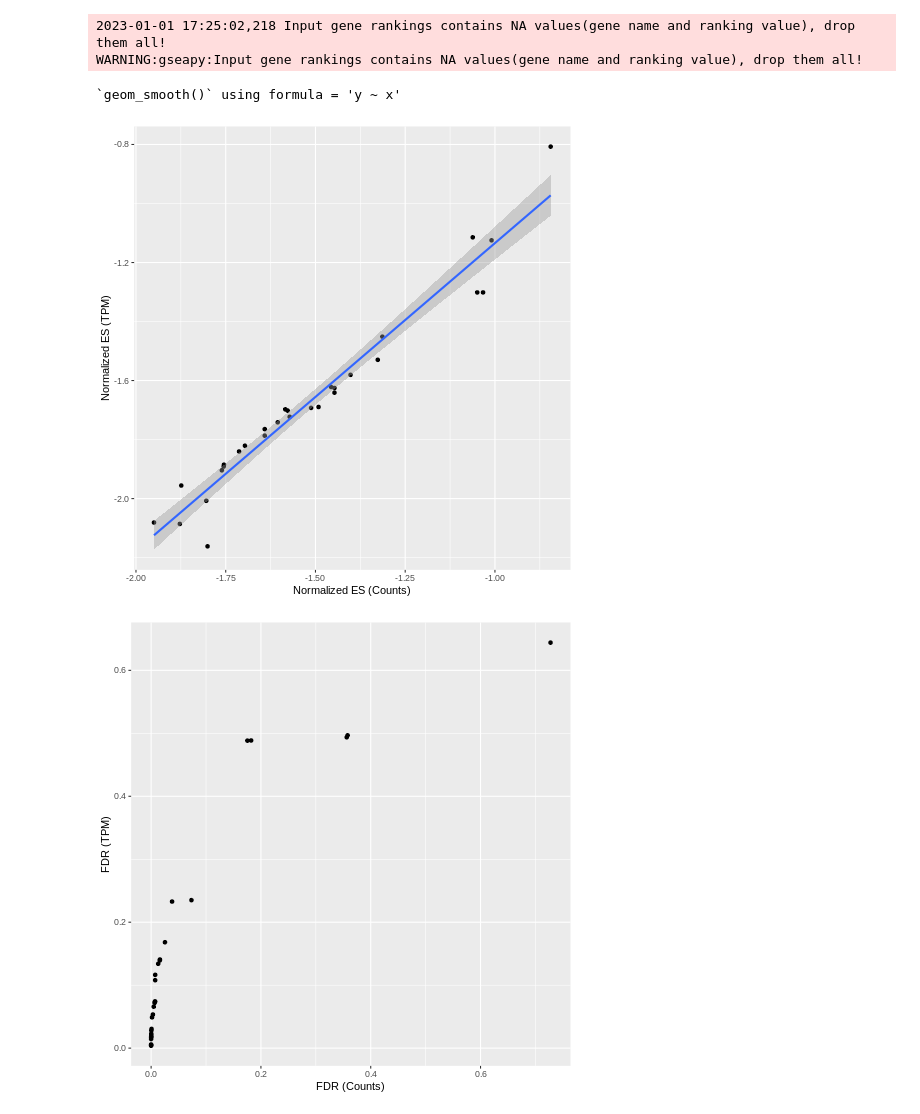
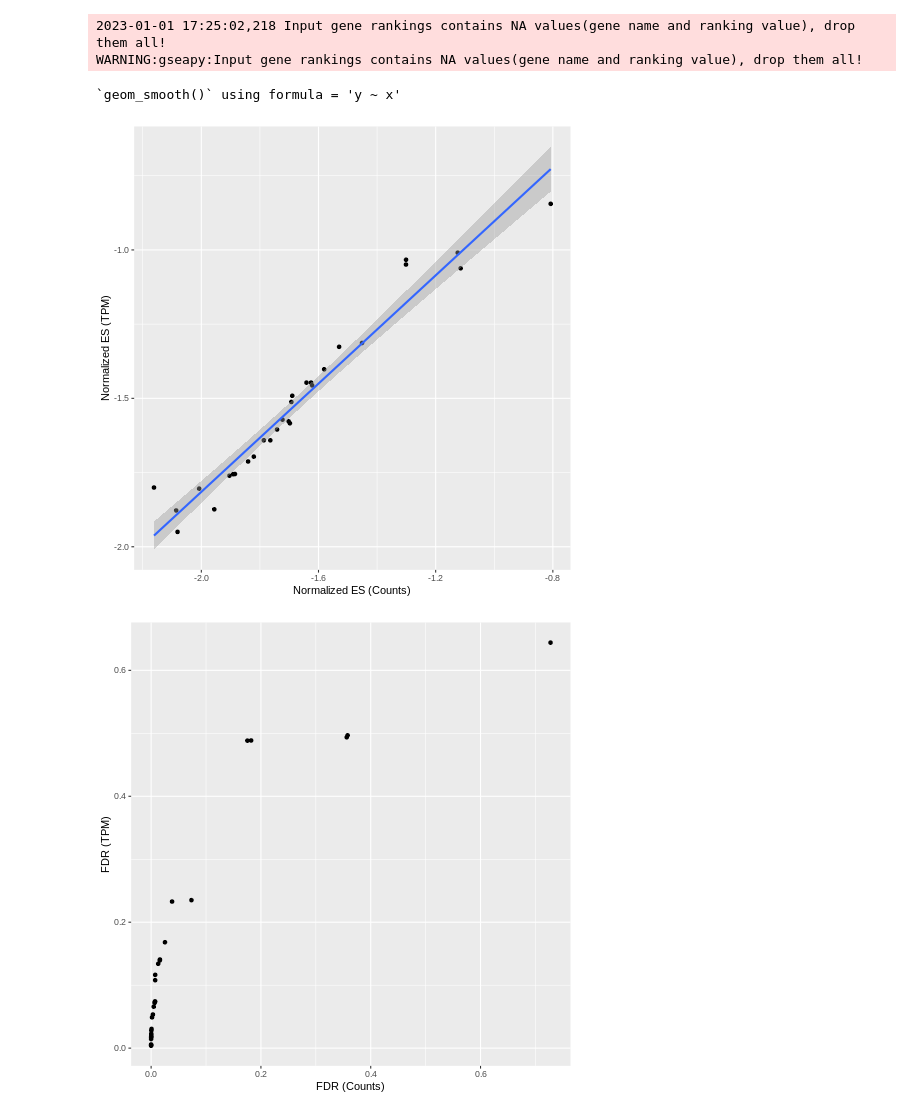
Before and after one commit to nsyzrantsev/transcriptome_data_analysis, a Jupyter notebook: homework_05/05_Homework.ipynb, the cells around one changed output. Cells and saved outputs as stored; diff of their text form; code cells hidden in the pictures.

```diff
--- a/homework_05/05_Homework.ipynb
+++ b/homework_05/05_Homework.ipynb
@@ -679,15 +679,15 @@ pval_df = pval_res.res2d
 # %%
 %%R -i pval_df -i gs_df
 
 nes_df <- data.frame(gs_df$nes, pval_df$nes)
-nes_df %>% ggplot(aes(x = gs_df$nes, y = pval_df$nes)) +
+nes_df %>% ggplot(aes(x = pval_df$nes, y = gs_df$nes)) +
   geom_point() +
   geom_smooth(method='lm') +
   xlab('Normalized ES (Counts)') +
   ylab('Normalized ES (TPM)')
 # %% [output]
 `geom_smooth()` using formula = 'y ~ x'
-[figure, old version]
+[figure, new version]
 # %%
 %%R -i pval_df -i gs_df
 
```
